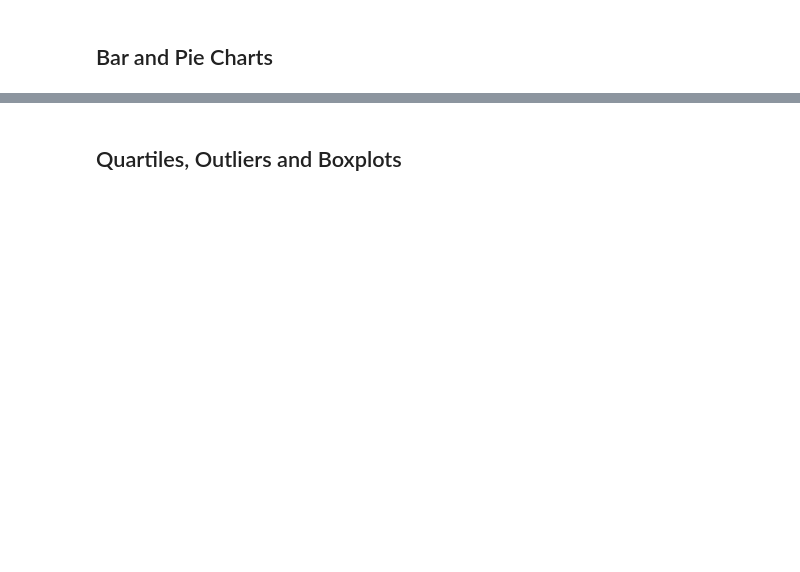
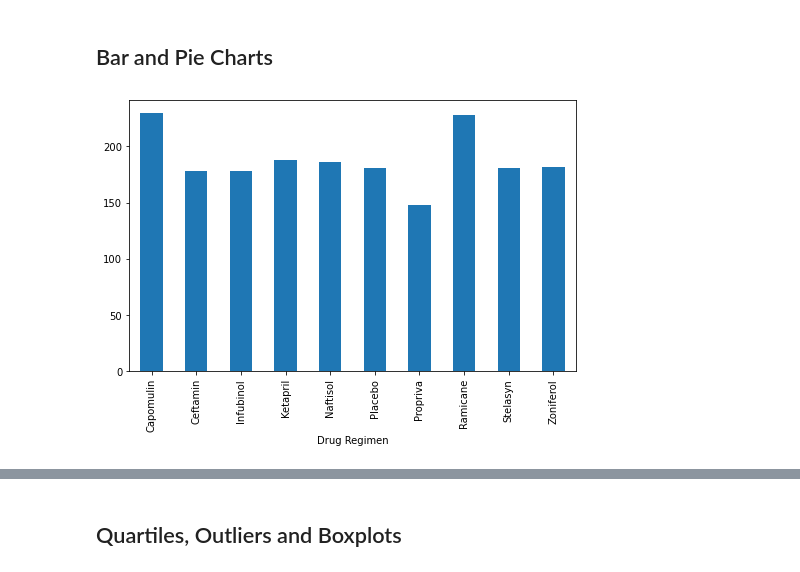
Before and after one commit to sesu0722/matplotlib, a Jupyter notebook: Pymaceuticals/pymaceuticals_starter.ipynb, the cells around one changed output, grey strips where cells are left out. Saved outputs shown, nothing was run; the diff lists cells and outputs as text; code cells hidden in the pictures; blank space fills up the shorter version.

```diff
--- a/Pymaceuticals/pymaceuticals_starter.ipynb
+++ b/Pymaceuticals/pymaceuticals_starter.ipynb
@@ -35,4 +53,6 @@ combinedDF.head()
 # %%
 # Create a clean DataFrame by dropping the duplicate mouse by its ID.
+combinedData= combinedData.set_index('Mouse ID')
+cleaned_combinedData= combinedData.drop('g989')
 # %%
 # Checking the number of mice in the clean DataFrame. shoud have 248
@@ -46,0 +64,27 @@ combinedDF.head()
+# %%
+# Generate a summary statistics table of mean, median, variance, standard deviation, and SEM of the tumor volume for each regimen
+# Use groupby and summary statistical methods to calculate the following properties of each drug regimen:
+# mean, median, variance, standard deviation, and SEM of the tumor volume.
+# Assemble the resulting series into a single summary dataframe.
+sortby_drug=cleaned_combinedData.sort_values(['Drug Regimen'],ascending=True).set_index('Drug Regimen')
+
+drug_tumor_mean=sortby_drug.groupby(['Drug Regimen']).mean()['Tumor Volume (mm3)']
+drug_tumor_median=sortby_drug.groupby(['Drug Regimen']).median()['Tumor Volume (mm3)']
+
+mean_medianDF=pd.merge(drug_tumor_mean,drug_tumor_median,how="outer",on="Drug Regimen")
+mean_medianDF=mean_medianDF.rename(columns={'Tumor Volume (mm3)_x':'Mean Tumor Volume',
+                                            'Tumor Volume (mm3)_y':'Median Tumor Volume'})
+
+drug_tumor_var=sortby_drug.groupby(['Drug Regimen']).var()['Tumor Volume (mm3)']
+drug_tumor_std=sortby_drug.groupby(['Drug Regimen']).std()['Tumor Volume (mm3)']
+var_stdDF=pd.merge(drug_tumor_var,drug_tumor_std,how="outer",on="Drug Regimen")
+var_stdDF=var_stdDF.rename(columns={'Tumor Volume (mm3)_x':'Tumor Volume Variance',
+                                    'Tumor Volume (mm3)_y':'Tumor Volume Std. Dev.'})
+
+mean_median_var_stdDF=pd.merge(mean_medianDF,var_stdDF,how="outer",on="Drug Regimen")
+
+drug_tumor_sem=sortby_drug.groupby(['Drug Regimen']).sem()['Tumor Volume (mm3)']
+
+summary_table=pd.merge(mean_median_var_stdDF,drug_tumor_sem,how="outer",on="Drug Regimen")
+summary_table=summary_table.rename(columns={'Tumor Volume (mm3)':'Tumor Volume Std. Err.'})
+summary_table
@@ -53,3 +110,8 @@ combinedDF.head()
 # %%
 # Generate a bar plot showing the total number of timepoints for all mice tested for each drug regimen using Pandas.
 #value.counts
+timepoints_bydrug=sortby_drug.groupby(['Drug Regimen']).count()['Timepoint']
+timepoints_bydrug.plot(kind="bar", figsize=(8,5))
+plt.show()
+# %% [output]
+[figure, added]
```
Also changed, not shown: parts of 22 cells of this notebook, 2 other files.
